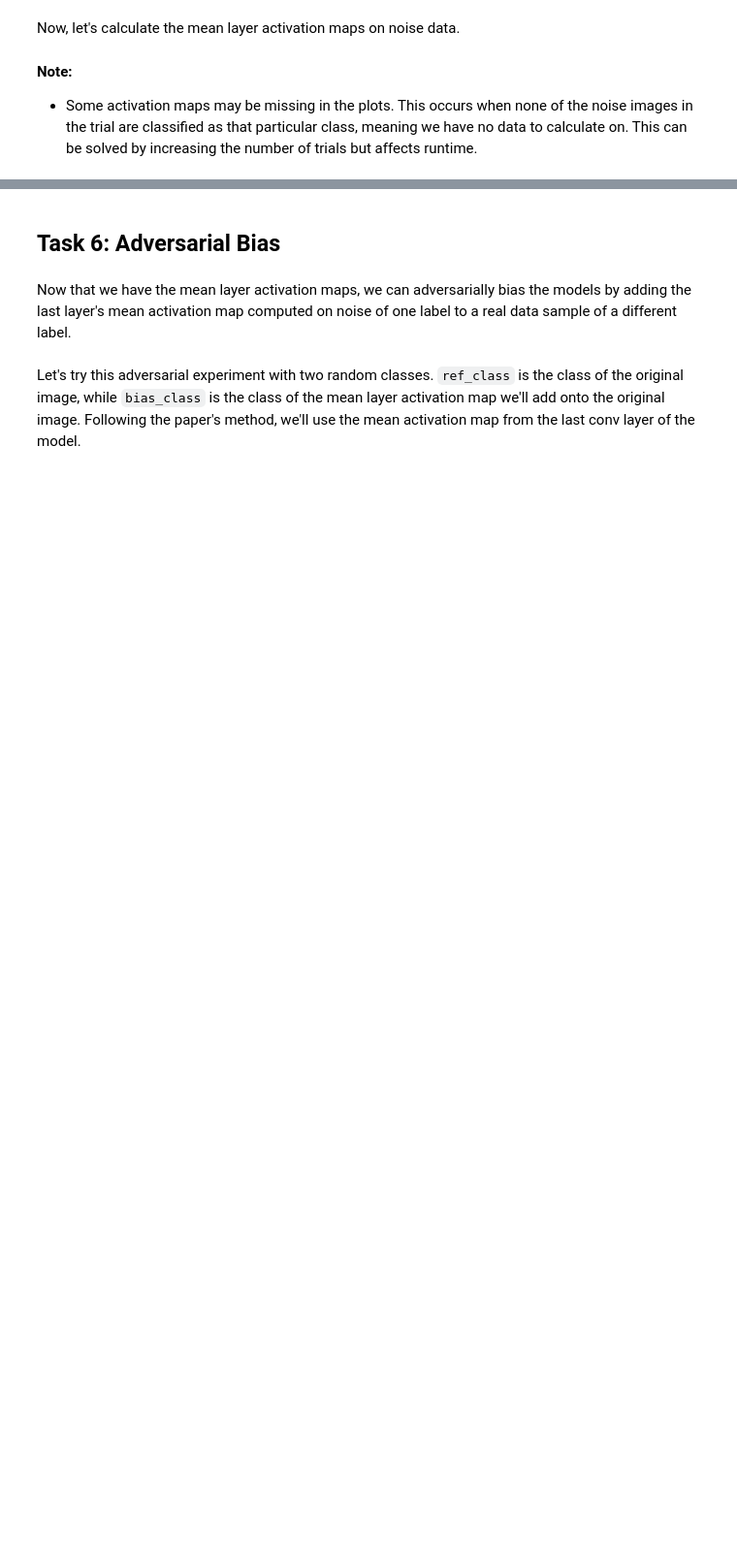
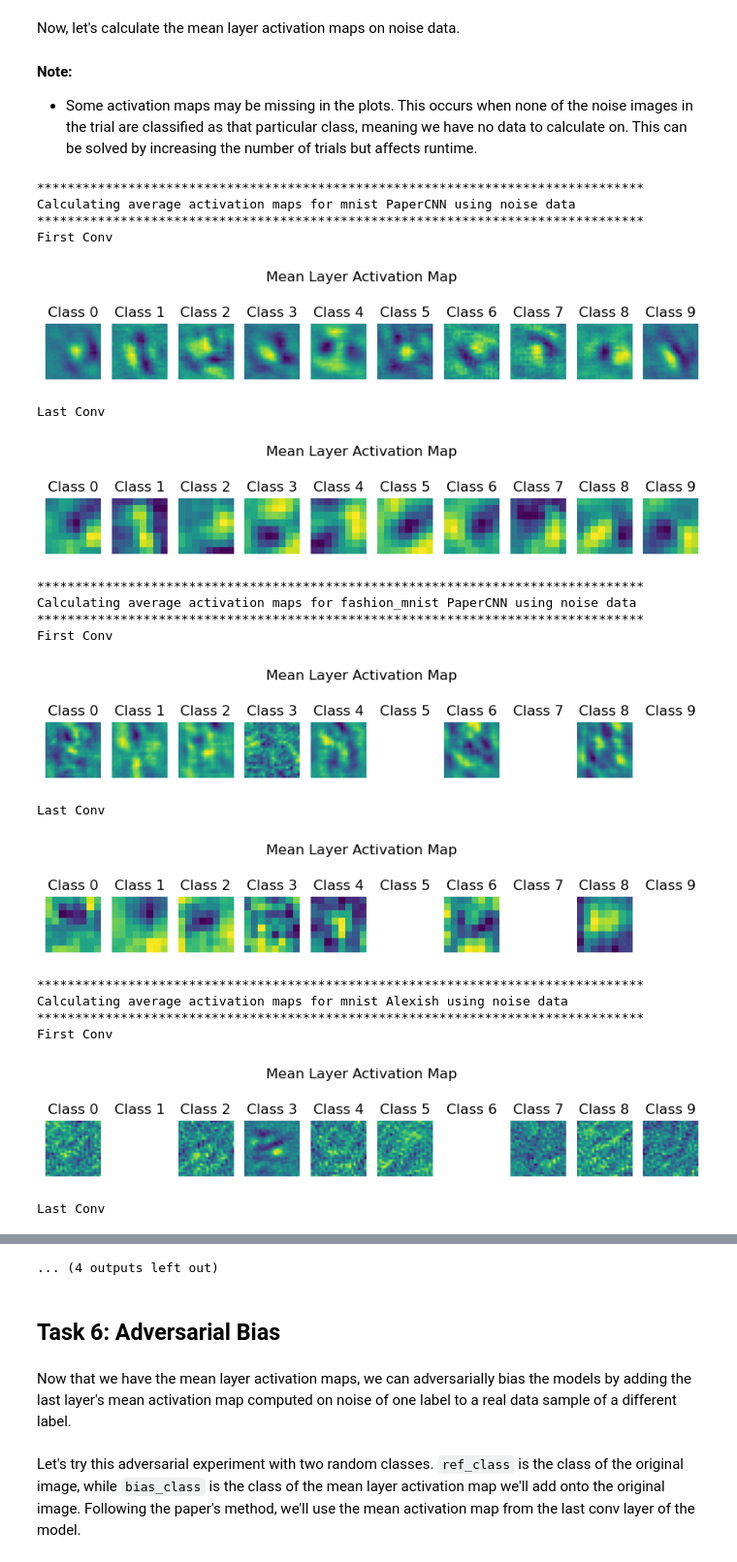
Before and after one commit to mengyu-yang/WhiteNoise, a Jupyter notebook: PaperAssignment.ipynb, the cells around one changed output, grey strips where cells are left out. Shown at 97% size. Cells and saved outputs as stored; diff of their text form; code cells hidden in the pictures; blank space fills up the shorter version.

```diff
--- a/PaperAssignment.ipynb
+++ b/PaperAssignment.ipynb
@@ -181,9 +178,30 @@ Now, let's calculate the mean layer activation maps on noise data.
 # %%
 model_noise_act_maps = {}
 # Mean layer activation maps
 for model_name in ["PaperCNN", "Alexish"]:
     for dataset_name in ["mnist", "fashion_mnist"]:
 
         # Calculate mean layer activation maps for first and last conv layers
-        act_maps = ActivationMapsMain(ckpt_path, model_name, dataset_name, real_data=False, num_trials=300000)
+        act_maps = ActivationMapsMain(ckpt_path, model_name, dataset_name, real_data=False, num_trials=150000)
         model_noise_act_maps[model_name+dataset_name] = act_maps
+# %% [output]
+********************************************************************************
+Calculating average activation maps for mnist PaperCNN using noise data
+********************************************************************************
+First Conv
+[figure, added]
+Last Conv
+[figure, added]
+********************************************************************************
+Calculating average activation maps for fashion_mnist PaperCNN using noise data
+********************************************************************************
+First Conv
+[figure, added]
+Last Conv
+[figure, added]
+********************************************************************************
+Calculating average activation maps for mnist Alexish using noise data
+********************************************************************************
+First Conv
+[figure, added]
+Last Conv
@@ -190,3 +209,4 @@ for model_name in ["PaperCNN", "Alexish"]:
+... (4 outputs left out)
 # %% [markdown]
 ## Task 6: Adversarial Bias
 # %% [markdown]
```
Also changed, not shown: parts of 9 cells of this notebook, 3 other files.
